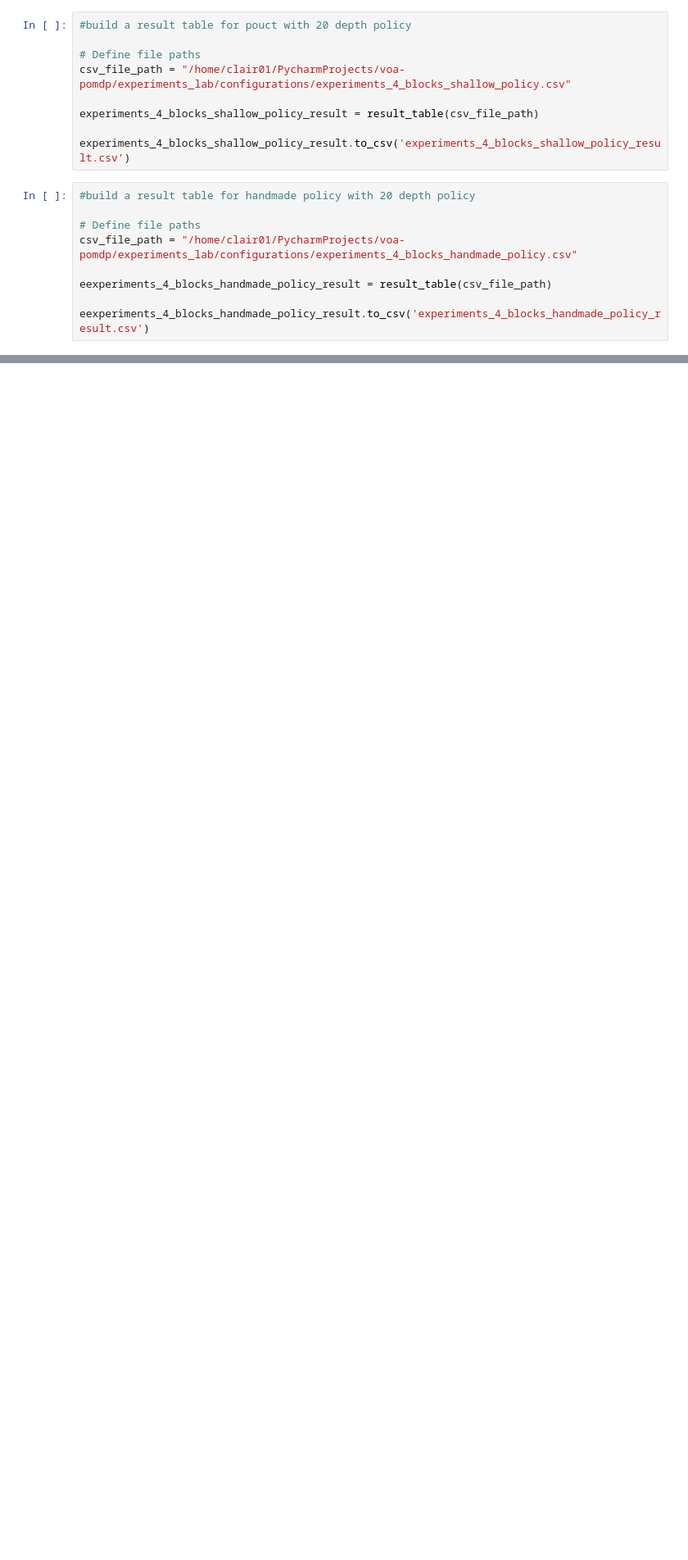
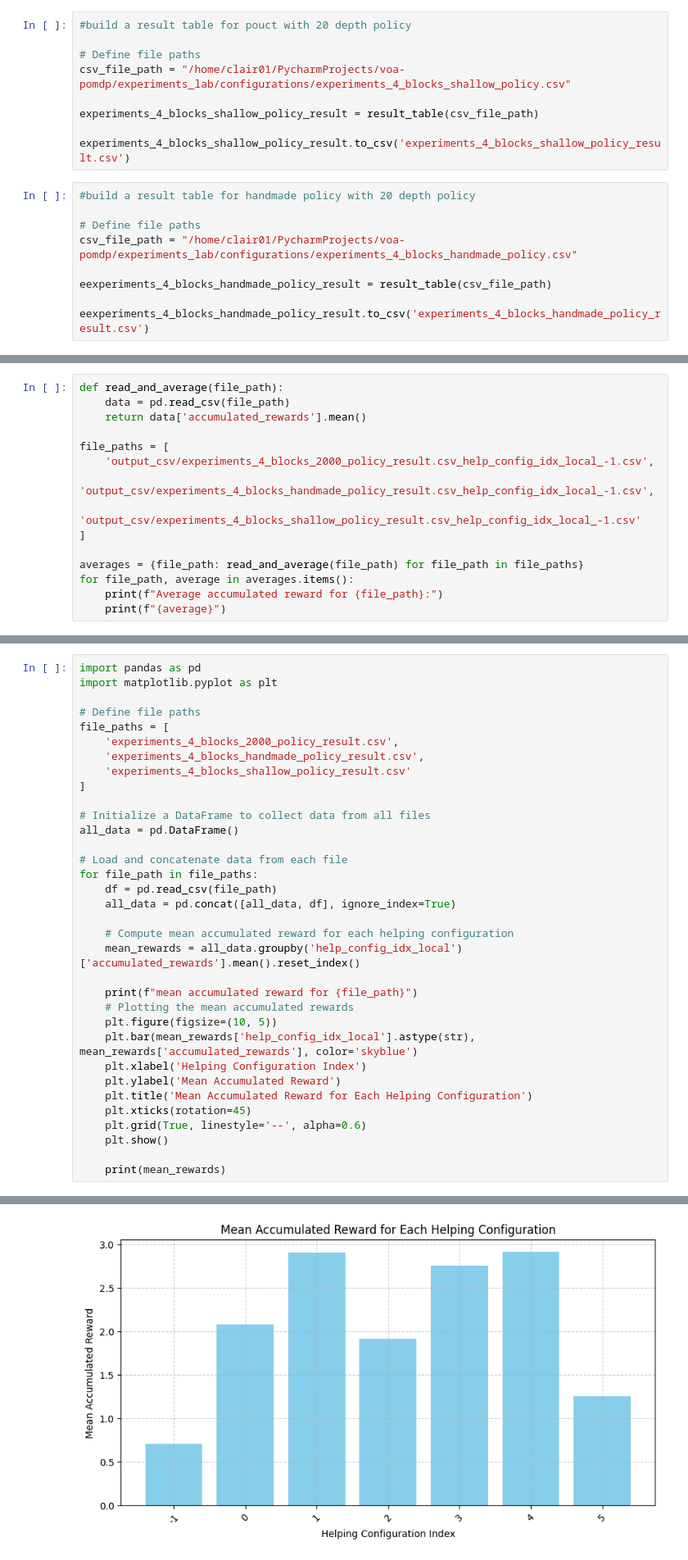
Before and after one commit to CLAIR-LAB-TECHNION/voa-pomdp, a Jupyter notebook: experiments_lab/analyze_results.ipynb, the cells around one changed output, grey strips where cells are left out. Shown: that part at 82% size. Drawn from its saved outputs; the diff is of its cells as text; blank space fills up the shorter version.

Commit message:
analyze results updated

```diff
--- a/experiments_lab/analyze_results.ipynb
+++ b/experiments_lab/analyze_results.ipynb
@@ -91,0 +167,15 @@ eexperiments_4_blocks_handmade_policy_result.to_csv('experiments_4_blocks_handma
+# %%
+def read_and_average(file_path):
+    data = pd.read_csv(file_path)
+    return data['accumulated_rewards'].mean()
+
+file_paths = [
+    'output_csv/experiments_4_blocks_2000_policy_result.csv_help_config_idx_local_-1.csv',
+    'output_csv/experiments_4_blocks_handmade_policy_result.csv_help_config_idx_local_-1.csv',
+    'output_csv/experiments_4_blocks_shallow_policy_result.csv_help_config_idx_local_-1.csv'
+]
+
+averages = {file_path: read_and_average(file_path) for file_path in file_paths}
+for file_path, average in averages.items():
+    print(f"Average accumulated reward for {file_path}:")
+    print(f"{average}")
@@ -91,0 +384,35 @@ eexperiments_4_blocks_handmade_policy_result.to_csv('experiments_4_blocks_handma
+# %%
+import pandas as pd
+import matplotlib.pyplot as plt
+
+# Define file paths
+file_paths = [
+    'experiments_4_blocks_2000_policy_result.csv',
+    'experiments_4_blocks_handmade_policy_result.csv',
+    'experiments_4_blocks_shallow_policy_result.csv'
+]
+
+# Initialize a DataFrame to collect data from all files
+all_data = pd.DataFrame()
+
+# Load and concatenate data from each file
+for file_path in file_paths:
+    df = pd.read_csv(file_path)
+    all_data = pd.concat([all_data, df], ignore_index=True)
+
+    # Compute mean accumulated reward for each helping configuration
+    mean_rewards = all_data.groupby('help_config_idx_local')['accumulated_rewards'].mean().reset_index()
+
+    print(f"mean accumulated reward for {file_path}")
+    # Plotting the mean accumulated rewards
+    plt.figure(figsize=(10, 5))
+    plt.bar(mean_rewards['help_config_idx_local'].astype(str), mean_rewards['accumulated_rewards'], color='skyblue')
+    plt.xlabel('Helping Configuration Index')
+    plt.ylabel('Mean Accumulated Reward')
+    plt.title('Mean Accumulated Reward for Each Helping Configuration')
+    plt.xticks(rotation=45)
+    plt.grid(True, linestyle='--', alpha=0.6)
+    plt.show()
+
+    print(mean_rewards)
+# %% [output]
@@ -91,0 +420 @@ eexperiments_4_blocks_handmade_policy_result.to_csv('experiments_4_blocks_handma
+[figure, added]
```
Also changed, not shown: parts of 16 cells of this notebook.
